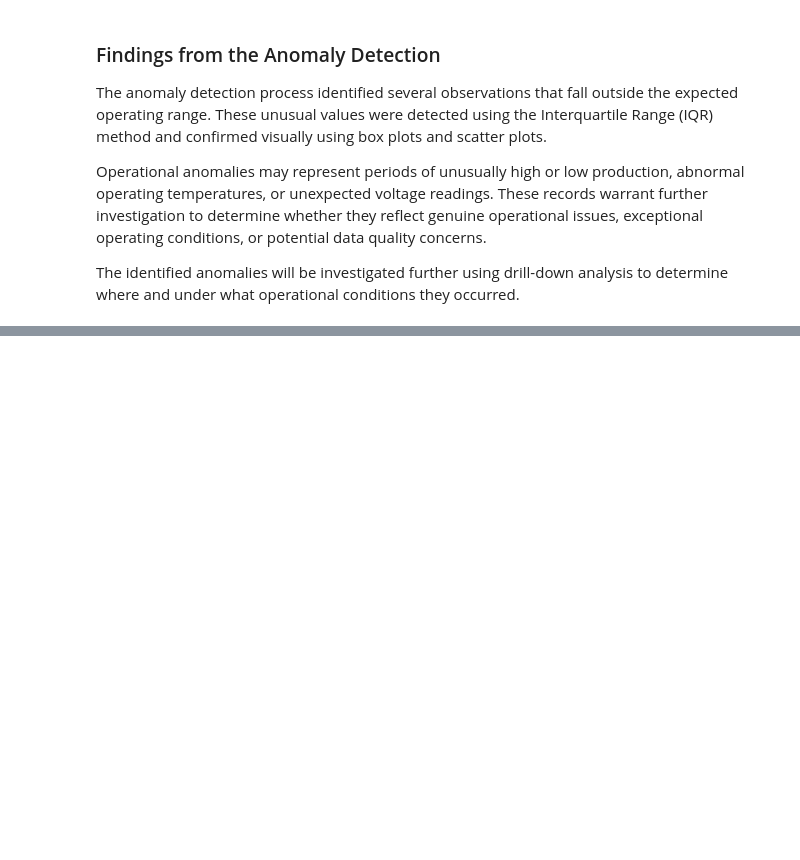
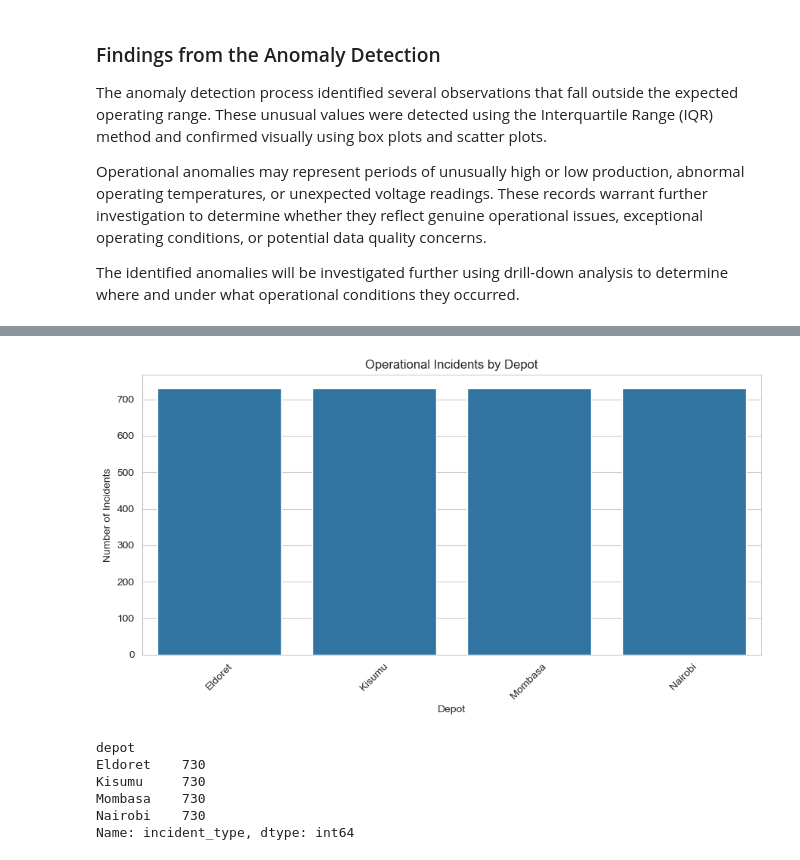
Before and after one commit to WanjikuSharon/week5_diagnostics_analysis, a Jupyter notebook: week5_diagnostics_analysis.ipynb, the cells around one changed output, grey strips where cells are left out. Saved outputs shown, nothing was run; the diff lists cells and outputs as text; code cells hidden in the pictures; blank space fills up the shorter version.

```diff
--- a/week5_diagnostics_analysis.ipynb
+++ b/week5_diagnostics_analysis.ipynb
@@ -556,0 +632,40 @@ The identified anomalies will be investigated further using drill-down analysis
+# %%
+#Incidents by depot
+incident_counts = (
+    df.groupby("depot")["incident_type"]
+      .count()
+      .sort_values(ascending=False)
+)
+
+plt.figure(figsize=(9,5))
+
+sns.barplot(
+    x=incident_counts.index,
+    y=incident_counts.values
+)
+
+plt.title("Operational Incidents by Depot")
+plt.xlabel("Depot")
+plt.ylabel("Number of Incidents")
+
+plt.xticks(rotation=45)
+
+plt.tight_layout()
+
+plt.savefig(
+    "charts/incidents_by_depot.png",
+    dpi=300,
+    bbox_inches="tight"
+)
+
+plt.show()
+
+incident_counts
+# %% [output]
+[figure, added]
+depot
+Eldoret    730
+Kisumu     730
+Mombasa    730
+Nairobi    730
+Name: incident_type, dtype: int64
```
Also changed, not shown: parts of 5 cells of this notebook.
